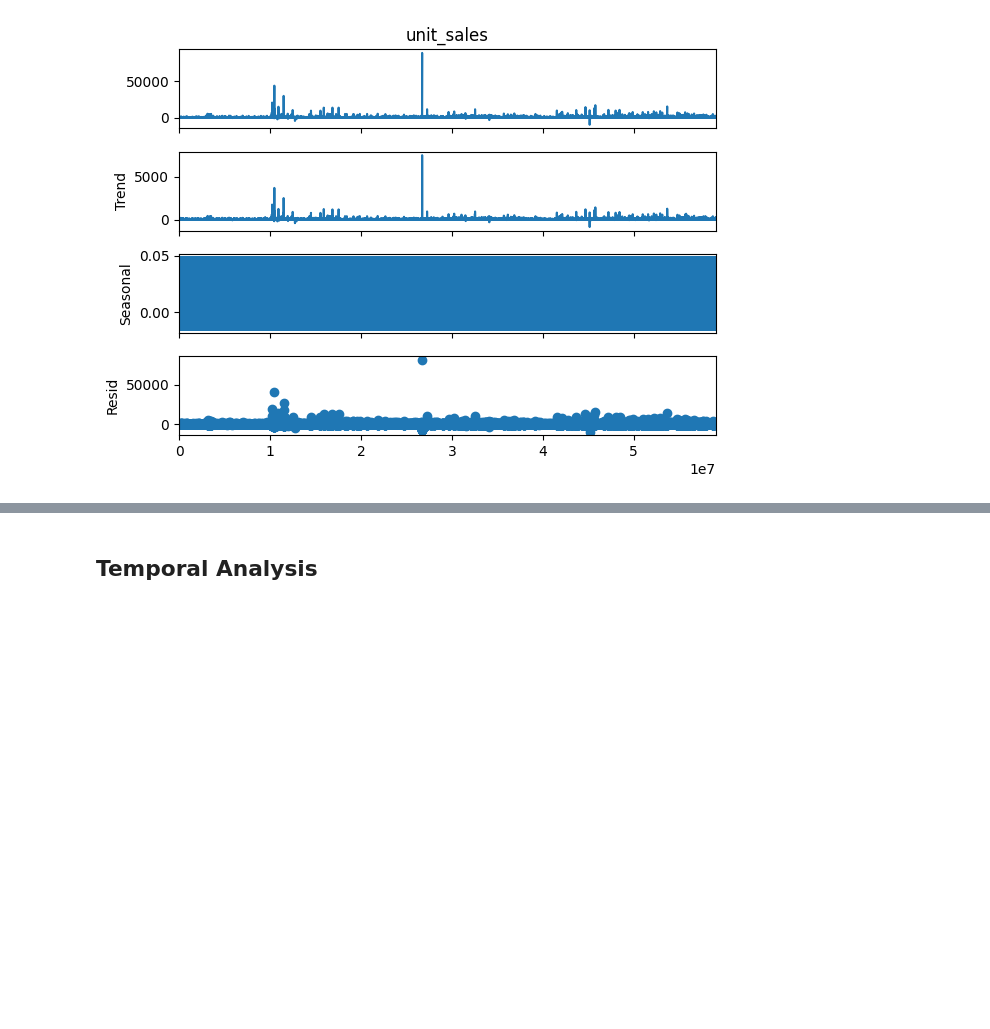
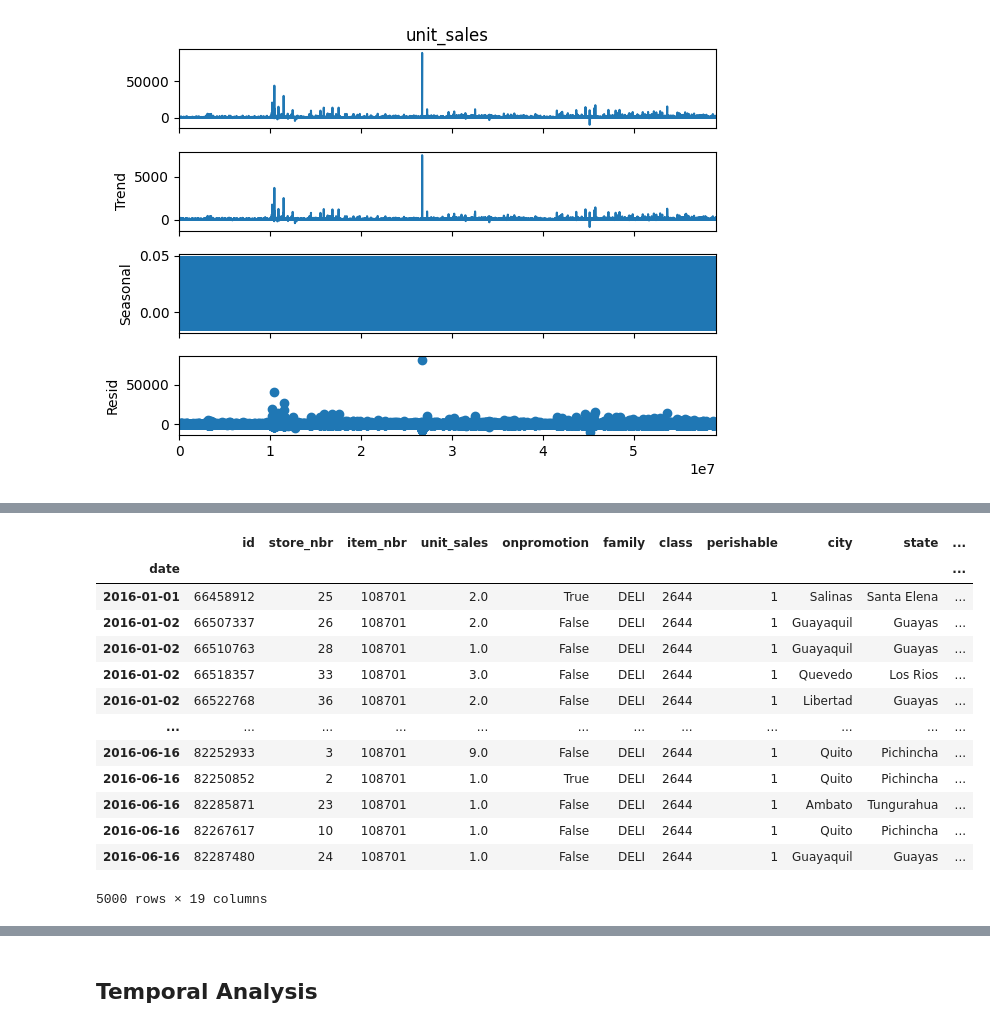
Before and after one commit to ChamodDamitha/grocery_sales_forecasting, a Jupyter notebook: favorita_exploratory_data_analysis.ipynb, the cells around one changed output, grey strips where cells are left out. Cells and saved outputs as stored; diff of their text form; code cells hidden in the pictures; blank space fills up the shorter version.

```diff
--- a/favorita_exploratory_data_analysis.ipynb
+++ b/favorita_exploratory_data_analysis.ipynb
@@ -106,0 +103,17 @@ plot_pacf(sales_data_train['unit_sales'])
+# %%
+sales_data_selected
+# %% [output]
+|  | id | store_nbr | item_nbr | unit_sales | onpromotion | family | class | perishable | city | state | ... |
+| date |  |  |  |  |  |  |  |  |  |  | ... |
+| 2016-01-01 | 66458912 | 25 | 108701 | 2.0 | True | DELI | 2644 | 1 | Salinas | Santa Elena | ... |
+| 2016-01-02 | 66507337 | 26 | 108701 | 2.0 | False | DELI | 2644 | 1 | Guayaquil | Guayas | ... |
+| 2016-01-02 | 66510763 | 28 | 108701 | 1.0 | False | DELI | 2644 | 1 | Guayaquil | Guayas | ... |
+| 2016-01-02 | 66518357 | 33 | 108701 | 3.0 | False | DELI | 2644 | 1 | Quevedo | Los Rios | ... |
+| 2016-01-02 | 66522768 | 36 | 108701 | 2.0 | False | DELI | 2644 | 1 | Libertad | Guayas | ... |
+| ... | ... | ... | ... | ... | ... | ... | ... | ... | ... | ... | ... |
+| 2016-06-16 | 82252933 | 3 | 108701 | 9.0 | False | DELI | 2644 | 1 | Quito | Pichincha | ... |
+| 2016-06-16 | 82250852 | 2 | 108701 | 1.0 | True | DELI | 2644 | 1 | Quito | Pichincha | ... |
+| 2016-06-16 | 82285871 | 23 | 108701 | 1.0 | False | DELI | 2644 | 1 | Ambato | Tungurahua | ... |
+| 2016-06-16 | 82267617 | 10 | 108701 | 1.0 | False | DELI | 2644 | 1 | Quito | Pichincha | ... |
+| 2016-06-16 | 82287480 | 24 | 108701 | 1.0 | False | DELI | 2644 | 1 | Guayaquil | Guayas | ... |
+5000 rows × 19 columns
```
Also changed, not shown: parts of 5 cells of this notebook.
